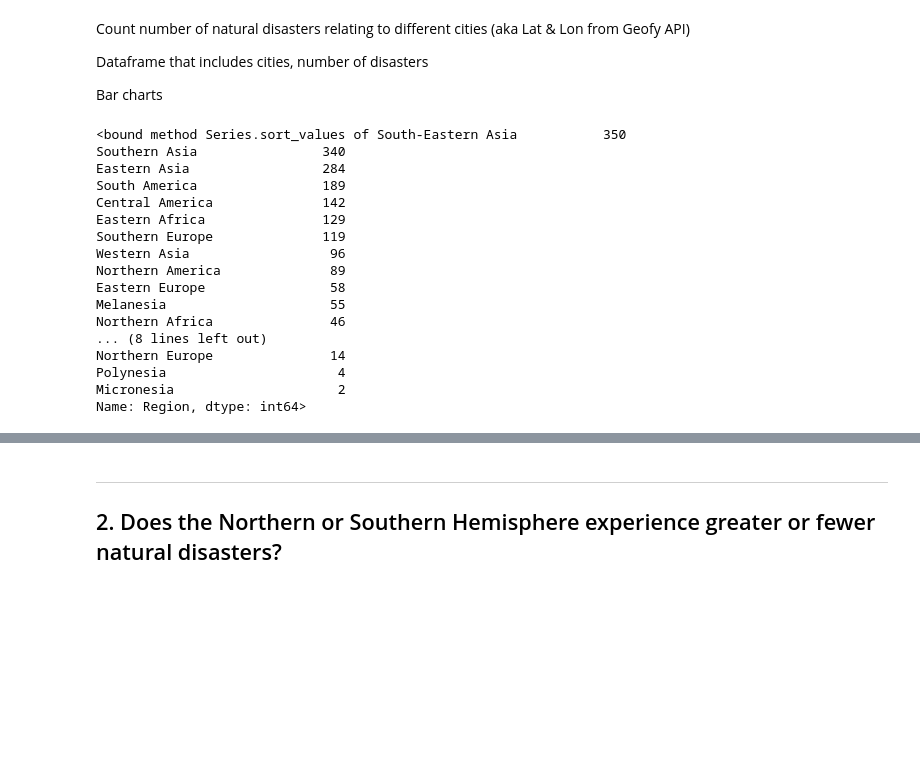
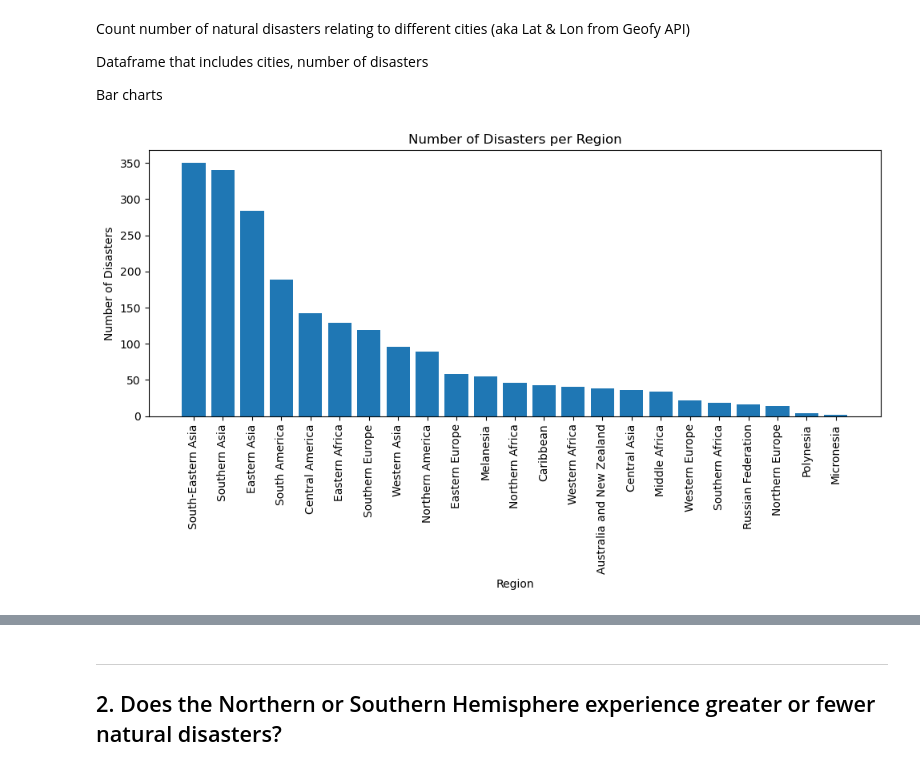
Before and after one commit to mhosseinf/Project_11, a Jupyter notebook: Project_1.ipynb, the cells around one changed output, grey strips where cells are left out. Drawn from its saved outputs; the diff is of its cells as text; code cells hidden in the pictures; blank space fills up the shorter version.

```diff
--- a/Project_1.ipynb
+++ b/Project_1.ipynb
@@ -313,36 +299,21 @@ Bar charts
 # %%
 # Group the data by 'City' and count the number of disasters in each city
 disaster_counts = main_data_df['Region'].value_counts()
-disaster_counts.sort_values
-# Create a bar chart
-# plt.figure(figsize=(10,6))  # Adjust the figure size as needed
-# plt.bar(disaster_counts.index, disaster_counts.values)
-# plt.xticks(rotation=45)
-# plt.xlabel('Region')
-# plt.ylabel('Number of Disasters')
-# plt.title('Number of Disasters per Region')
-# plt.xticks(rotation=90)  # Rotate x-axis labels for better readability
+# disaster_counts = disaster_counts.sort_index(ascending=True)
 
-# # Show the plot
-# plt.tight_layout()
-# plt.show()
+#Create a bar chart
+plt.figure(figsize=(10,6))  # Adjust the figure size as needed
+plt.bar(disaster_counts.index, disaster_counts.values)
+plt.xticks(rotation=45)
+plt.xlabel('Region')
+plt.ylabel('Number of Disasters')
+plt.title('Number of Disasters per Region')
+plt.xticks(rotation=90)  # Rotate x-axis labels for better readability
+
+# Show the plot
+plt.tight_layout()
+plt.show()
 # %% [output]
-<bound method Series.sort_values of South-Eastern Asia           350
-Southern Asia                340
-Eastern Asia                 284
-South America                189
-Central America              142
-Eastern Africa               129
-Southern Europe              119
-Western Asia                  96
-Northern America              89
-Eastern Europe                58
-Melanesia                     55
-Northern Africa               46
-... (8 lines left out)
-Northern Europe               14
-Polynesia                      4
-Micronesia                     2
-Name: Region, dtype: int64>
+[figure, added]
 # %%
 temperature_counts = main_data_df.groupby(['Region'])['Max Temp'].mean().sort_values(ascending=False)
```
Also changed, not shown: parts of 18 cells of this notebook, 3 other files.
